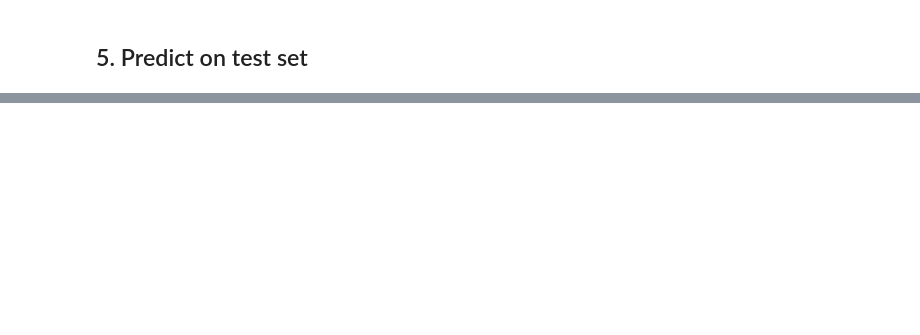
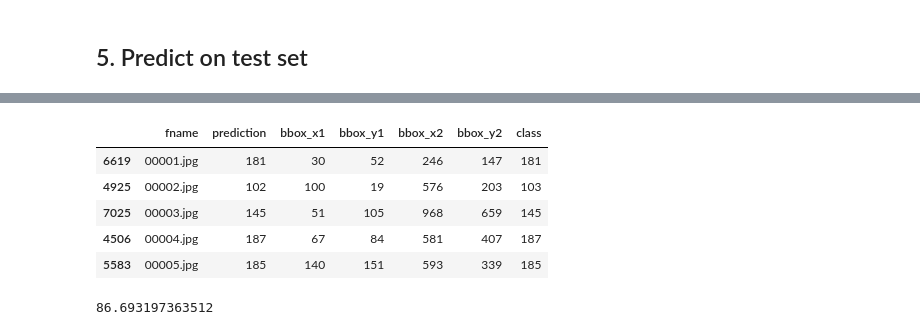
Before and after one commit to bklim5/grab-computer-vision-challenge, a Jupyter notebook: cars.ipynb, the cells around one changed output, grey strips where cells are left out. Saved outputs shown, nothing was run; the diff lists cells and outputs as text; code cells hidden in the pictures; blank space fills up the shorter version.

```diff
--- a/cars.ipynb
+++ b/cars.ipynb
@@ -917,0 +1177,2 @@ learner_50.save('resnet50-img-rect-400x600-freeze-2')
+# %%
+merged_df = merged_df.sort_values(by='fname')
@@ -917,0 +1181,9 @@ learner_50.save('resnet50-img-rect-400x600-freeze-2')
+# %%
+merged_df.head()
+# %% [output]
+|  | fname | prediction | bbox_x1 | bbox_y1 | bbox_x2 | bbox_y2 | class |
+| 6619 | 00001.jpg | 181 | 30 | 52 | 246 | 147 | 181 |
+| 4925 | 00002.jpg | 102 | 100 | 19 | 576 | 203 | 103 |
+| 7025 | 00003.jpg | 145 | 51 | 105 | 968 | 659 | 145 |
+| 4506 | 00004.jpg | 187 | 67 | 84 | 581 | 407 | 187 |
+| 5583 | 00005.jpg | 185 | 140 | 151 | 593 | 339 | 185 |
@@ -917,0 +1194,4 @@ learner_50.save('resnet50-img-rect-400x600-freeze-2')
+# %%
+acc
+# %% [output]
+86.693197363512
```
Also changed, not shown: parts of 38 cells of this notebook, 2 other files.
